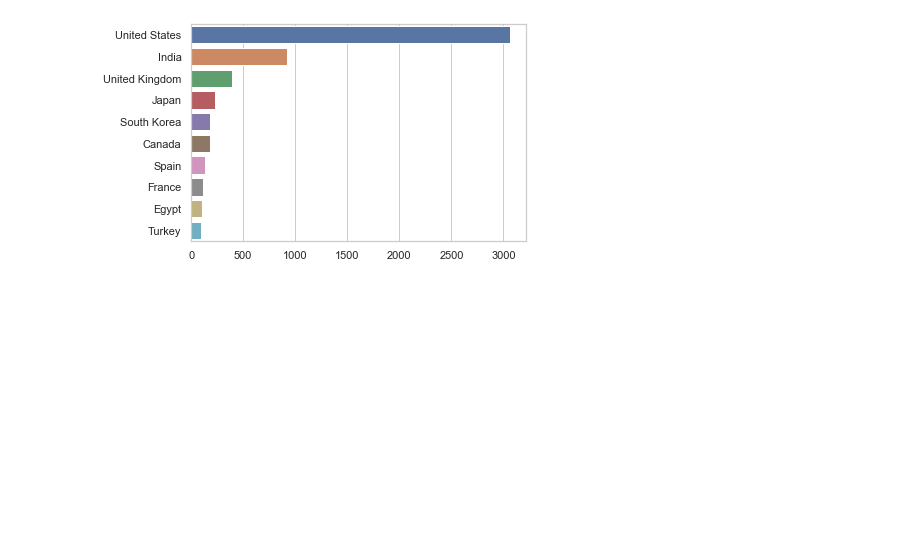
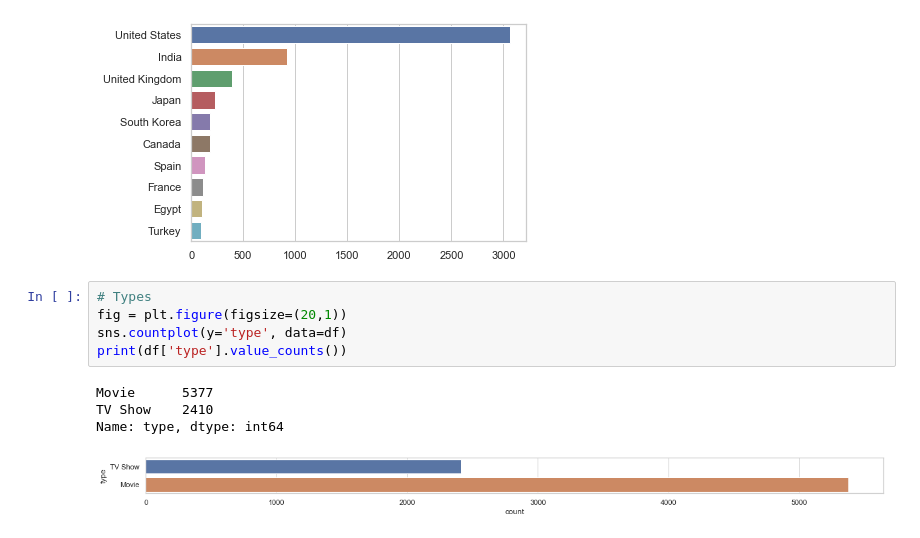
Before and after one commit to tejeshreddy/kaggle-notebooks, a Jupyter notebook: netflix-movies-tv-shows/netflix-eda.ipynb, the cells around one changed output. Cells and saved outputs as stored; diff of their text form; blank space fills up the shorter version.

```diff
--- a/netflix-movies-tv-shows/netflix-eda.ipynb
+++ b/netflix-movies-tv-shows/netflix-eda.ipynb
@@ -123,3 +123,13 @@ sns.barplot(top_10_country.values, top_10_country.index)
 # %% [output]
 <matplotlib.axes._subplots.AxesSubplot at 0x...>
 [figure]
+# %%
+# Types
+fig = plt.figure(figsize=(20,1))
+sns.countplot(y='type', data=df)
+print(df['type'].value_counts())
+# %% [output]
+Movie      5377
+TV Show    2410
+Name: type, dtype: int64
+[figure, added]
```
Also changed, not shown: parts of 4 cells of this notebook.
